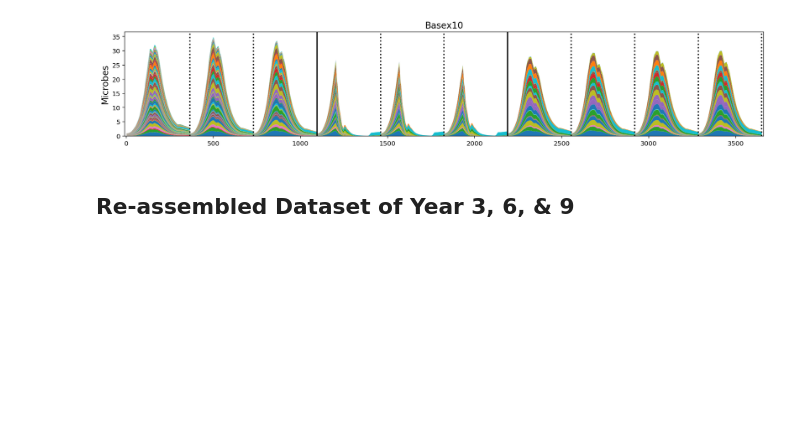
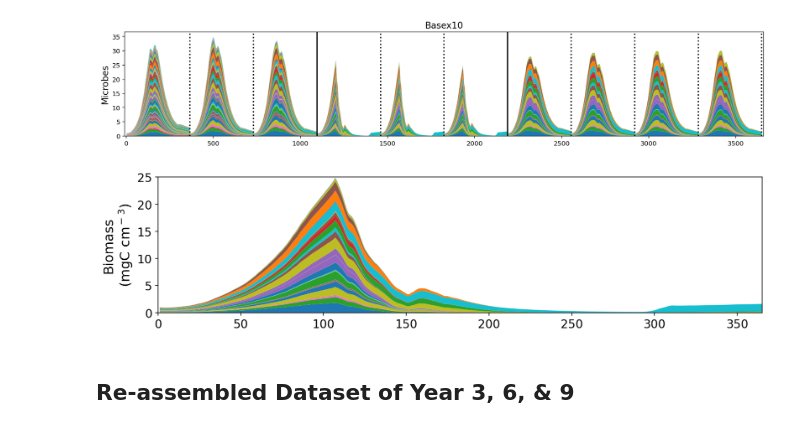
Before and after one commit to bioatmosphere/microbiome-drought-legacy, a Jupyter notebook: data/version_2/microbes/microbe_dis.ipynb, the cells around one changed output. Cells and saved outputs as stored; diff of their text form; code cells hidden in the pictures; blank space fills up the shorter version.

```diff
--- a/data/version_2/microbes/microbe_dis.ipynb
+++ b/data/version_2/microbes/microbe_dis.ipynb
@@ -108,6 +108,23 @@ for i in range(10):
         plt.axvline(x=365*(i+1),color='k',linestyle=':',lw=2)
 # %% [output]
 [figure]
+# %%
+fig = plt.figure(figsize=(13,3))
+
+ax1 = fig.add_subplot(111)
+ax1.tick_params(bottom=True,labelbottom=True,labelsize=14)
+ax1.set_ylim(0,25)
+
+plt.ylabel('Biomass\n(mgC cm$^-$$^3$)',size=16, weight='normal')
+plt.xlim(-0,365*1+0)
+
+
+
+plt.stackplot(range(1,365+1),mic_basex10.iloc[:,365*5+1:365*6+1])
+
+plt.show()
+# %% [output]
+[figure, added]
 # %% [markdown]
 ## Re-assembled Dataset of Year 3, 6, & 9
 # %% [markdown]
```
Also changed, not shown: parts of 4 cells of this notebook, 43 other files.
